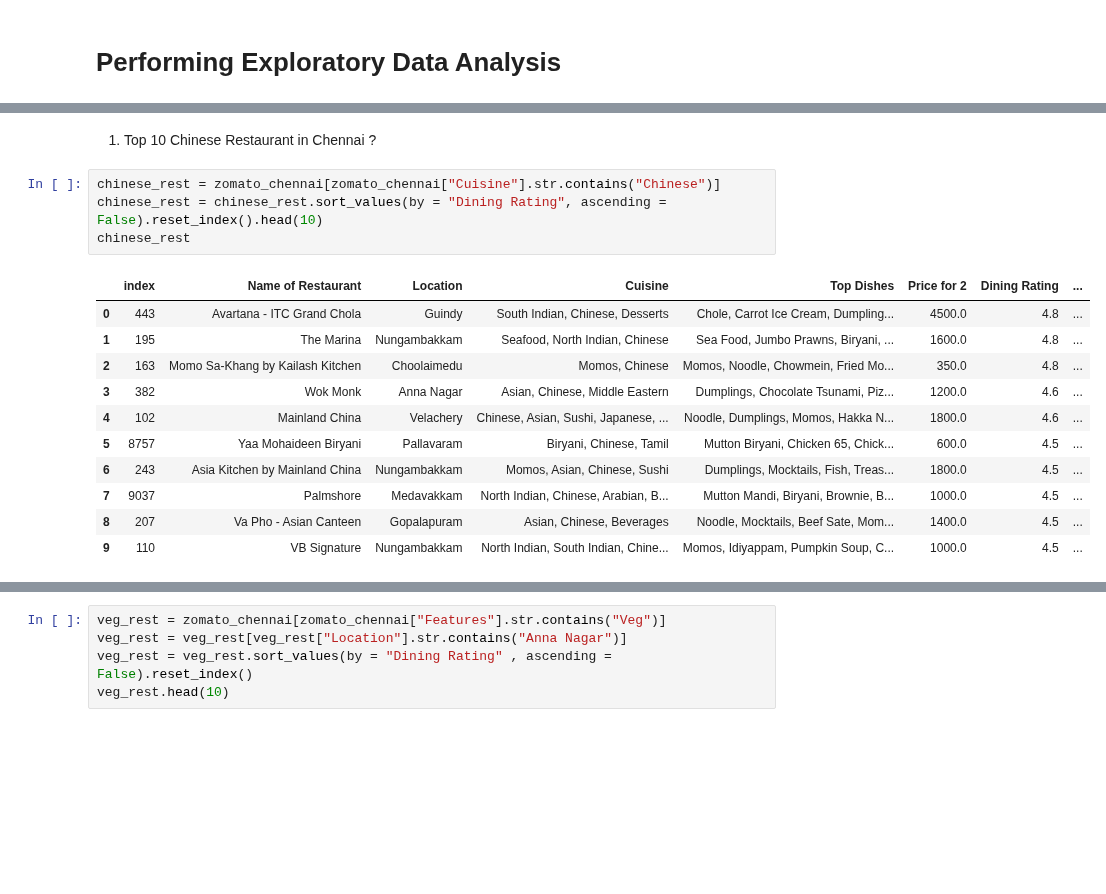
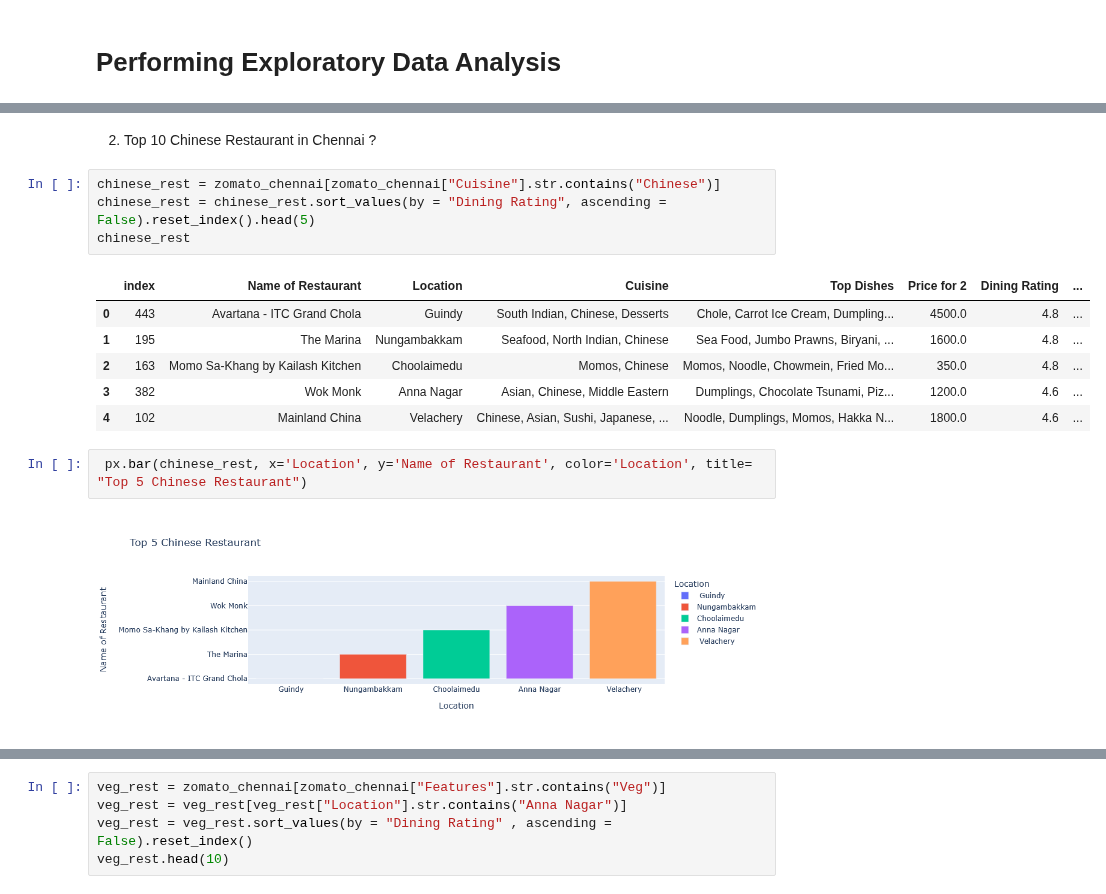
Before and after one commit to ThanigaivelGanapathi/Zomato-Chennai-Dataset-Analysis, a Jupyter notebook: Chennai Dataset Analysis.ipynb, the cells around one changed output, grey strips where cells are left out. Drawn from its saved outputs; the diff is of its cells as text; blank space fills up the shorter version.

```diff
--- a/Chennai Dataset Analysis.ipynb
+++ b/Chennai Dataset Analysis.ipynb
@@ -521,18 +547,17 @@ zomato_chennai
 # %% [markdown]
-1) Top 10 Chinese Restaurant in Chennai ?
+2) Top 10 Chinese Restaurant in Chennai ?
 # %%
 chinese_rest = zomato_chennai[zomato_chennai["Cuisine"].str.contains("Chinese")]
-chinese_rest = chinese_rest.sort_values(by = "Dining Rating", ascending = False).reset_index().head(10)
+chinese_rest = chinese_rest.sort_values(by = "Dining Rating", ascending = False).reset_index().head(5)
 chinese_rest
 # %% [output]
 |  | index | Name of Restaurant | Location | Cuisine | Top Dishes | Price for 2 | Dining Rating | ... |
 | 0 | 443 | Avartana - ITC Grand Chola | Guindy | South Indian, Chinese, Desserts | Chole, Carrot Ice Cream, Dumpling... | 4500.0 | 4.8 | ... |
 | 1 | 195 | The Marina | Nungambakkam | Seafood, North Indian, Chinese | Sea Food, Jumbo Prawns, Biryani, ... | 1600.0 | 4.8 | ... |
 | 2 | 163 | Momo Sa-Khang by Kailash Kitchen | Choolaimedu | Momos, Chinese | Momos, Noodle, Chowmein, Fried Mo... | 350.0 | 4.8 | ... |
 | 3 | 382 | Wok Monk | Anna Nagar | Asian, Chinese, Middle Eastern | Dumplings, Chocolate Tsunami, Piz... | 1200.0 | 4.6 | ... |
 | 4 | 102 | Mainland China | Velachery | Chinese, Asian, Sushi, Japanese, ... | Noodle, Dumplings, Momos, Hakka N... | 1800.0 | 4.6 | ... |
-| 5 | 8757 | Yaa Mohaideen Biryani | Pallavaram | Biryani, Chinese, Tamil | Mutton Biryani, Chicken 65, Chick... | 600.0 | 4.5 | ... |
-| 6 | 243 | Asia Kitchen by Mainland China | Nungambakkam | Momos, Asian, Chinese, Sushi | Dumplings, Mocktails, Fish, Treas... | 1800.0 | 4.5 | ... |
-| 7 | 9037 | Palmshore | Medavakkam | North Indian, Chinese, Arabian, B... | Mutton Mandi, Biryani, Brownie, B... | 1000.0 | 4.5 | ... |
-| 8 | 207 | Va Pho - Asian Canteen | Gopalapuram | Asian, Chinese, Beverages | Noodle, Mocktails, Beef Sate, Mom... | 1400.0 | 4.5 | ... |
-| 9 | 110 | VB Signature | Nungambakkam | North Indian, South Indian, Chine... | Momos, Idiyappam, Pumpkin Soup, C... | 1000.0 | 4.5 | ... |
+# %%
+ px.bar(chinese_rest, x='Location', y='Name of Restaurant', color='Location', title= "Top 5 Chinese Restaurant")
+# %% [output]
+[figure, added]
```
Also changed, not shown: parts of 26 cells of this notebook.
